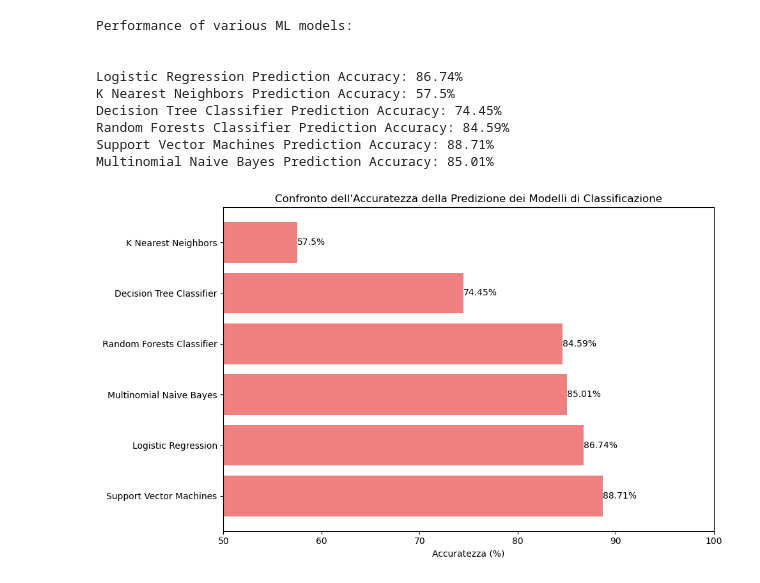
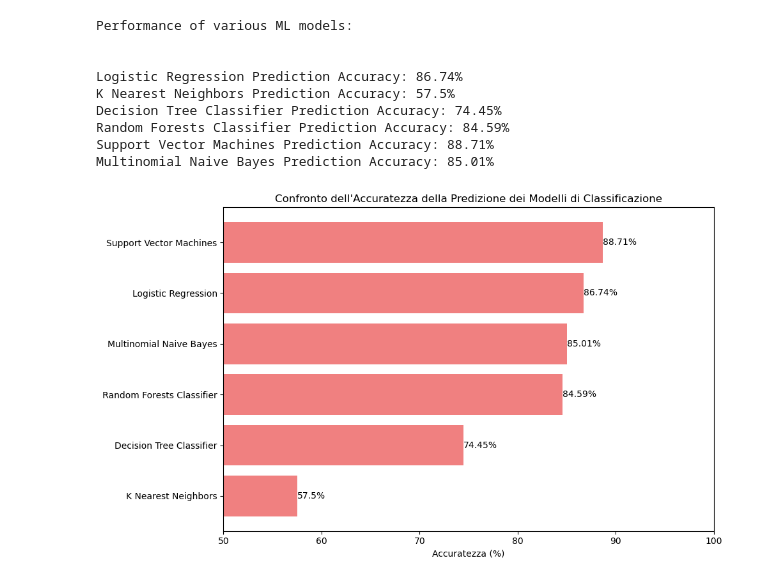
Before and after one commit to DomenicoAnzalone/FakeReviewDetection, a Jupyter notebook: src/ml_workflow/model_training.ipynb, the cells around one changed output. Drawn from its saved outputs; the diff is of its cells as text; code cells hidden in the pictures.

```diff
--- a/src/ml_workflow/model_training.ipynb
+++ b/src/ml_workflow/model_training.ipynb
@@ -397,5 +397,23 @@ Random Forests Classifier Prediction Accuracy: 84.59%
 Support Vector Machines Prediction Accuracy: 88.71%
 Multinomial Naive Bayes Prediction Accuracy: 85.01%
 # %%
+# Ordiniamo i dati in base all'accuratezza in ordine crescente
+sorted_indices_crescente = sorted(range(len(accuracies)), key=lambda i: accuracies[i])
+sorted_model_names_crescente = [model_names[i] for i in sorted_indices_crescente]
+sorted_accuracies_crescente = [accuracies[i] for i in sorted_indices_crescente]
+
+# Creazione del grafico con i valori in ordine crescente
+plt.figure(figsize=(10, 6))
+bars_crescente = plt.barh(sorted_model_names_crescente, sorted_accuracies_crescente, color='lightcoral')
+plt.xlabel('Accuratezza (%)')
+plt.title('Confronto dell\'Accuratezza della Predizione dei Modelli di Classificazione')
+plt.xlim(50, 100)  # Impostiamo i limiti dell'asse x per rendere le differenze più evidenti
+
+# Annotazione dell'accuratezza percentuale su ogni barra
+for bar in bars_crescente:
+    plt.text(bar.get_width(), bar.get_y() + bar.get_height()/2, f"{bar.get_width()}%", va='center')
+
+plt.tight_layout()
+plt.show()
 # %% [output]
-[figure, old version]
+[figure, new version]
```
Also changed, not shown: 1 other file.
